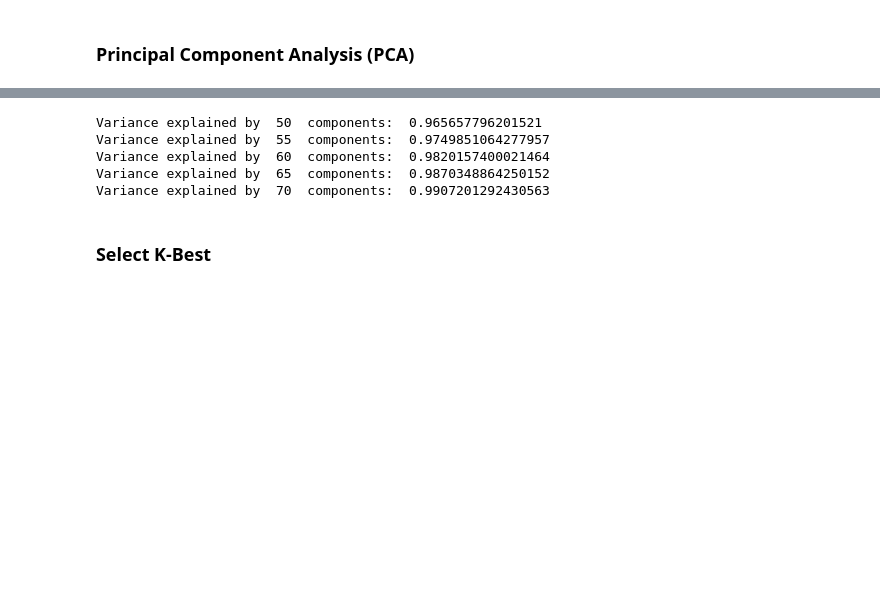
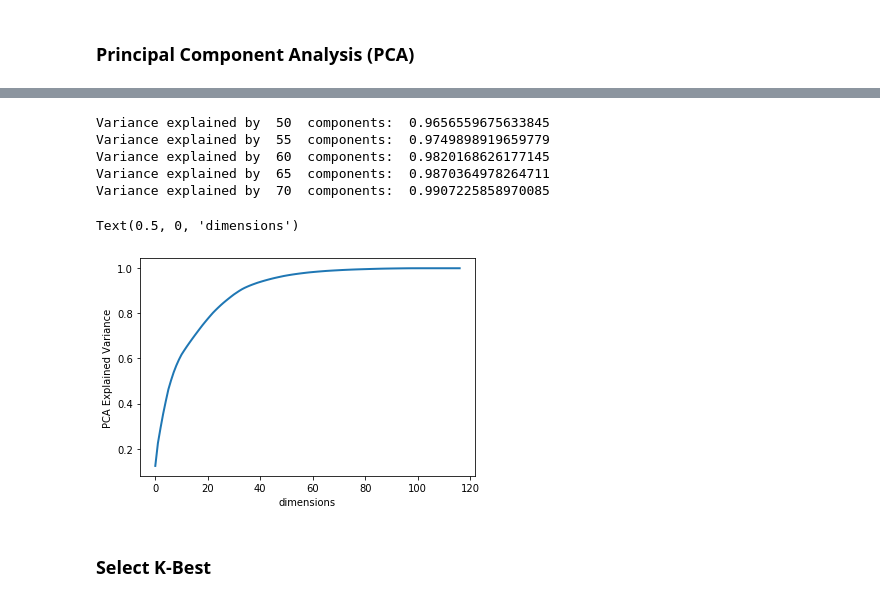
Before and after one commit to sandeepborkartech/ML_HotelPricing, a Jupyter notebook: ML_TEAM_4_Hotel_Data_Prep.ipynb, the cells around one changed output, grey strips where cells are left out. Cells and saved outputs as stored; diff of their text form; code cells hidden in the pictures; blank space fills up the shorter version.

```diff
--- a/ML_TEAM_4_Hotel_Data_Prep.ipynb
+++ b/ML_TEAM_4_Hotel_Data_Prep.ipynb
@@ -885,7 +885,11 @@ Name: is_canceled, dtype: int64
 ### Principal Component Analysis (PCA)
 # %%
 from sklearn.decomposition import PCA
+X_train_norm = pd.read_pickle('X_train_norm_clf.pkl')
 
 pca = PCA(n_components=117)
 
 X_train_norm_decomposed = pca.fit_transform(X_train_norm)
+# %%
+cumulsum = np.cumsum(pca.explained_variance_ratio_)
+print(cumulsum)
@@ -896,11 +921,18 @@ for nc in [50,55,60,65,70]:
     X_train_norm_decomposed = pca.fit_transform(X_train_norm)
     print('Variance explained by ' , nc, ' components: ', np.sum(pca.explained_variance_ratio_))
 # %% [output]
-Variance explained by  50  components:  0.965657796201521
-Variance explained by  55  components:  0.9749851064277957
-Variance explained by  60  components:  0.9820157400021464
-Variance explained by  65  components:  0.9870348864250152
-Variance explained by  70  components:  0.9907201292430563
+Variance explained by  50  components:  0.9656559675633845
+Variance explained by  55  components:  0.9749898919659779
+Variance explained by  60  components:  0.9820168626177145
+Variance explained by  65  components:  0.9870364978264711
+Variance explained by  70  components:  0.9907225858970085
+# %%
+plt.plot(cumulsum, linewidth=2)
+plt.ylabel('PCA Explained Variance')
+plt.xlabel('dimensions')
+# %% [output]
+Text(0.5, 0, 'dimensions')
+[figure, added]
 # %%
 pca = PCA(n_components=70)
 X_train_norm_decomposed = pca.fit_transform(X_train_norm)
```
Also changed, not shown: parts of 1 cell of this notebook.
